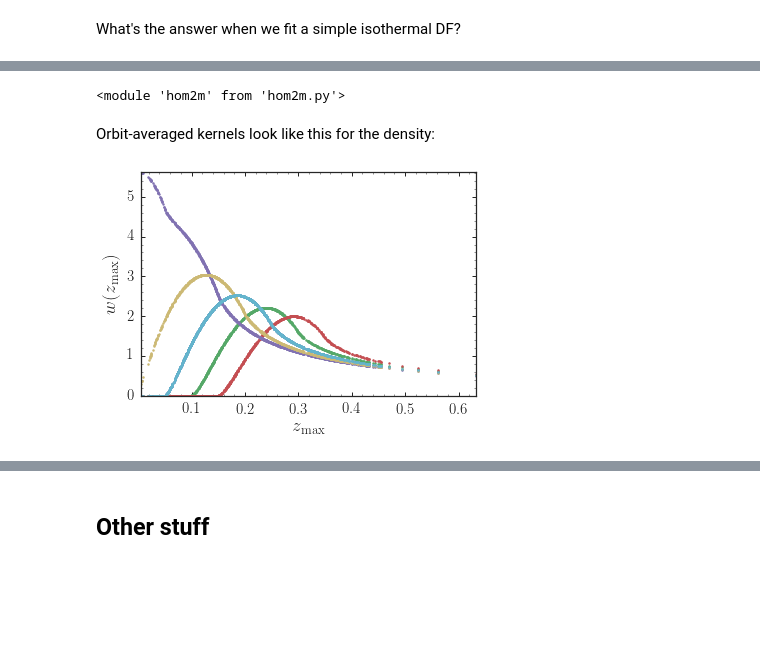
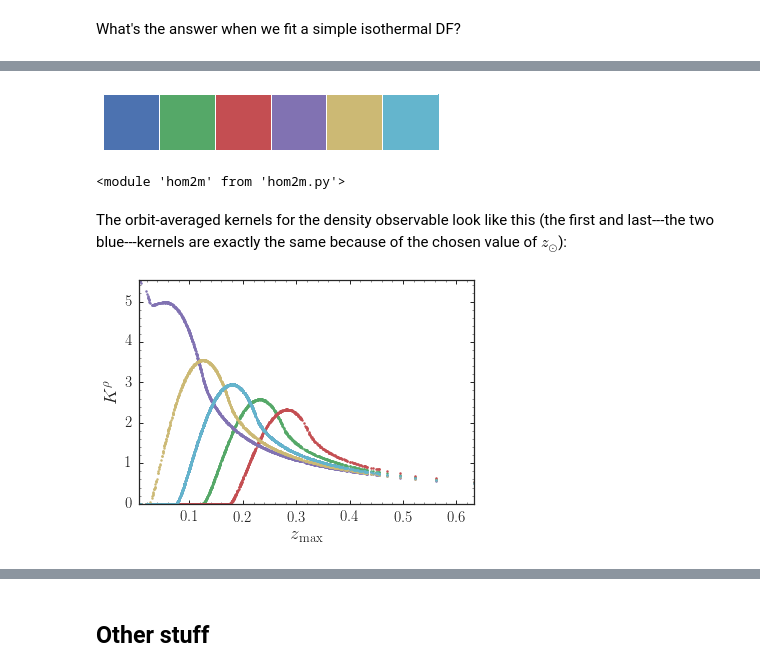
Before and after one commit to jobovy/simple-m2m, a Jupyter notebook: py/HOM2M.ipynb, the cells around one changed output, grey strips where cells are left out. Drawn from its saved outputs; the diff is of its cells as text; code cells hidden in the pictures; blank space fills up the shorter version.

```diff
--- a/py/HOM2M.ipynb
+++ b/py/HOM2M.ipynb
@@ -399,3 +465,7 @@ print(numpy.sum(sigmas*po),numpy.sqrt(numpy.sum(sigmas**2.*po)-numpy.sum(sigmas*
+# %%
+Image("color_palettes_8_0.png")
+# %% [output]
+[figure, added]
 # %%
 reload(hom2m)
 # %% [output]
@@ -407,12 +477,12 @@ omega_m2m= omega_true
 zsun_m2m= zsun_true
 Kij, Kvz2ij= hom2m.precalc_kernel(z_m2m,vz_m2m,omega_m2m,zsun_m2m,
                                   z_obs,nstep=nstep,step=step,h_m2m=h_m2m)
-# %% [markdown]
-Orbit-averaged kernels look like this for the density:
+# %% [markdown]
+The orbit-averaged kernels for the density observable look like this (the first and last---the two blue---kernels are exactly the same because of the chosen value of $z_{\odot}$):
 # %%
 figsize(6,4)
 _= bovy_plot.bovy_plot(A_m2m,Kij.T,'.',ms=5.,
-                    xlabel=r'$z_{\mathrm{max}}$',ylabel=r'$w(z_{\mathrm{max}})$')
+                    xlabel=r'$z_{\mathrm{max}}$',ylabel=r'$K^\rho$')
 # %% [output]
-[figure, old version]
+[figure, new version]
 # %% [markdown]
```
Also changed, not shown: parts of 38 cells of this notebook.
